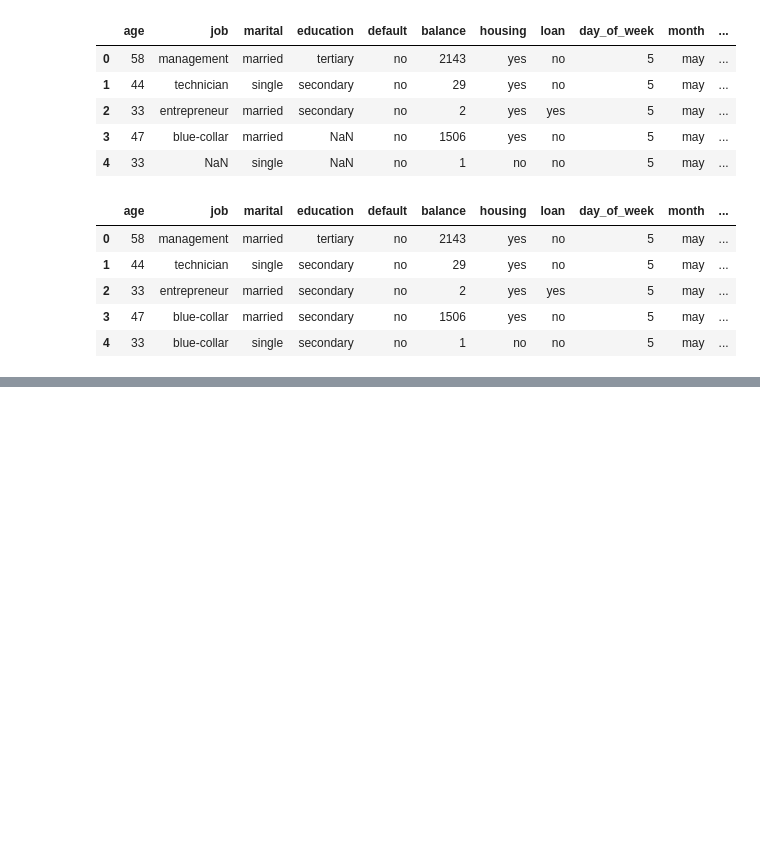
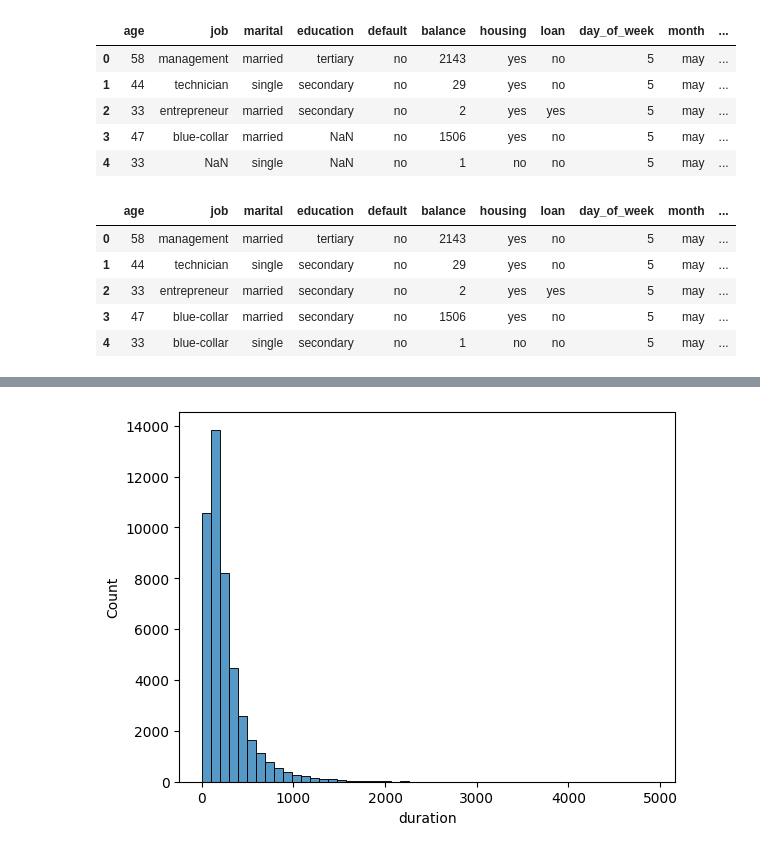
Before and after one commit to Avinash-Tamarapalli/MachineLearning, a Jupyter notebook: SideProjects/BankMarketing.ipynb, the cells around one changed output, grey strips where cells are left out. Cells and saved outputs as stored; diff of their text form; code cells hidden in the pictures; blank space fills up the shorter version.

```diff
--- a/SideProjects/BankMarketing.ipynb
+++ b/SideProjects/BankMarketing.ipynb
@@ -104,0 +109,5 @@ temp_df
+# %%
+sns.histplot(data= df, x= 'duration', bins= 50)
+plt.show()
+# %% [output]
+[figure, added]
```
Also changed, not shown: parts of 11 cells of this notebook, 1 other file.
